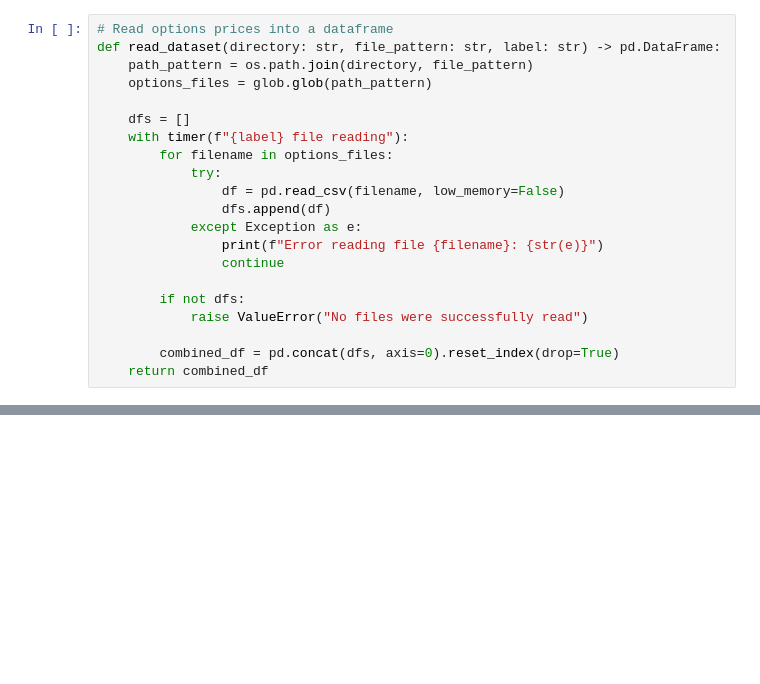
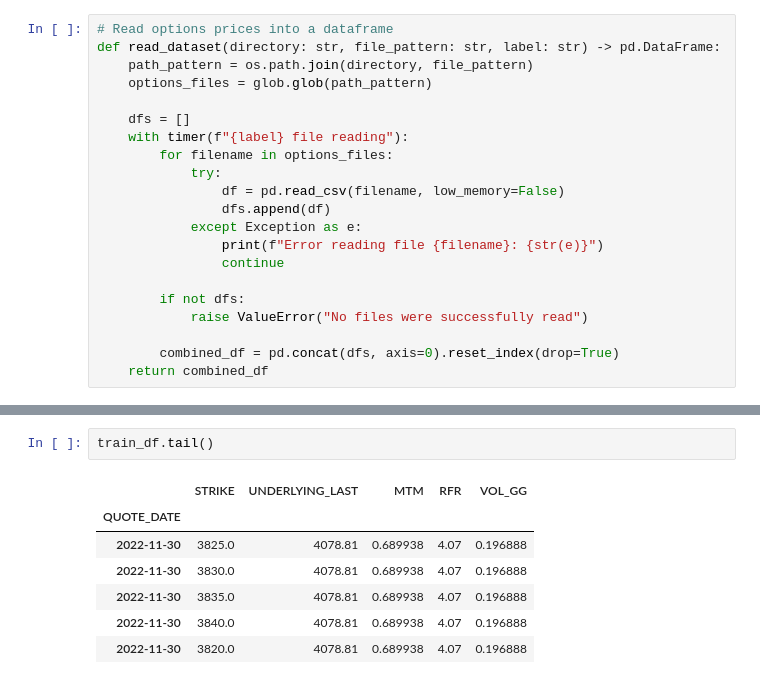
Before and after one commit to RavaszEmber/LSTM-Options-Pricing, a Jupyter notebook: Preprocessing.ipynb, the cells around one changed output, grey strips where cells are left out. Drawn from its saved outputs; the diff is of its cells as text; blank space fills up the shorter version.

```diff
--- a/Preprocessing.ipynb
+++ b/Preprocessing.ipynb
@@ -166,0 +394,10 @@ df
+# %%
+train_df.tail()
+# %% [output]
+|  | STRIKE | UNDERLYING_LAST | MTM | RFR | VOL_GG |
+| QUOTE_DATE |  |  |  |  |  |
+| 2022-11-30 | 3825.0 | 4078.81 | 0.689938 | 4.07 | 0.196888 |
+| 2022-11-30 | 3830.0 | 4078.81 | 0.689938 | 4.07 | 0.196888 |
+| 2022-11-30 | 3835.0 | 4078.81 | 0.689938 | 4.07 | 0.196888 |
+| 2022-11-30 | 3840.0 | 4078.81 | 0.689938 | 4.07 | 0.196888 |
+| 2022-11-30 | 3820.0 | 4078.81 | 0.689938 | 4.07 | 0.196888 |
```
Also changed, not shown: parts of 25 cells of this notebook.
